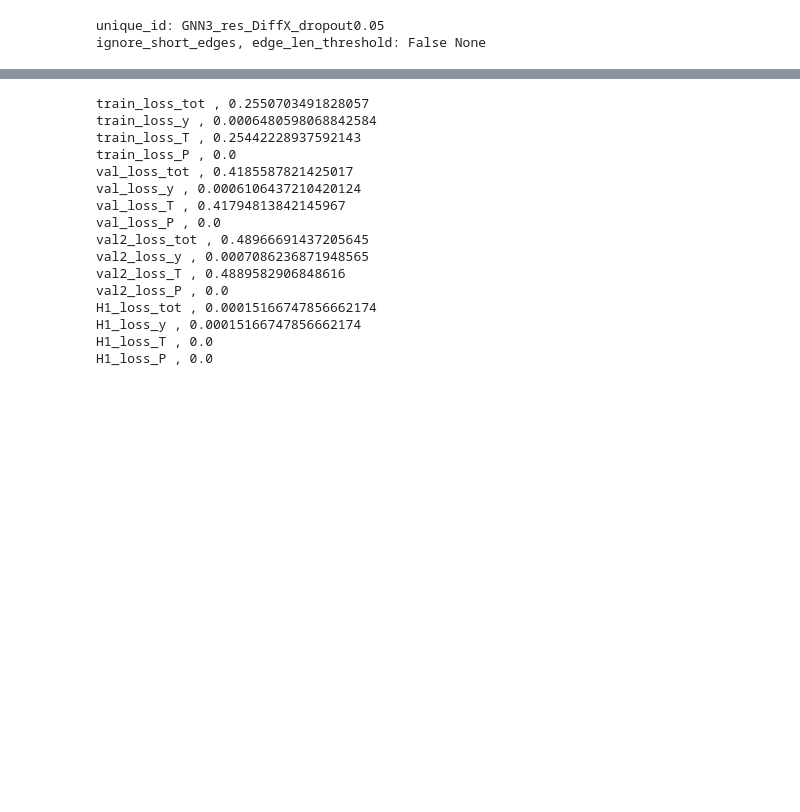
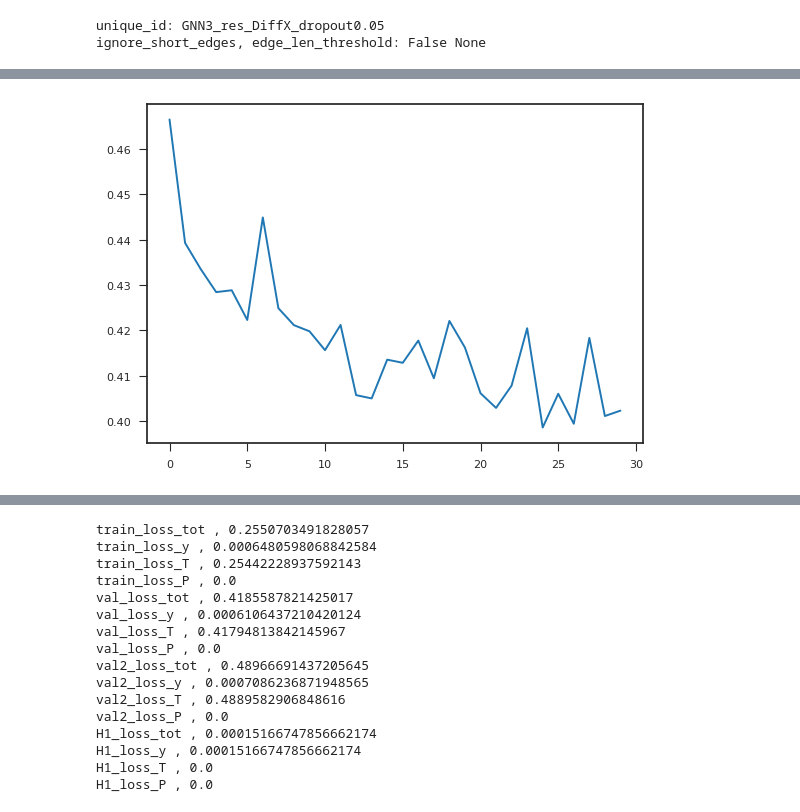
Before and after one commit to mshagirov/simgnn, a Jupyter notebook: nbs/3B_T_sim2real.ipynb, the cells around one changed output, grey strips where cells are left out. Saved outputs shown, nothing was run; the diff lists cells and outputs as text; code cells hidden in the pictures; blank space fills up the shorter version.

Commit message:
training test on KF

```diff
--- a/nbs/3B_T_sim2real.ipynb
+++ b/nbs/3B_T_sim2real.ipynb
@@ -368,7 +368,7 @@ print('unique_id:', unique_id)
 
 # Training param-s & Data loaders:
 # -----
-num_epochs = 1000
+num_epochs = 30
 lr = 0.001
 bs = 2
 loss_func = torch.nn.MSELoss(reduction='mean')
@@ -438,3 +439,7 @@ Epoch 25/999:
+# %%
+plt.plot(range(train_log['total_epochs']),train_log['val_loss_T']);
+# %% [output]
+[figure, added]
 # %%
 # # plot losses
 # plot_losses(train_log, loaders, dataset_legend)
```
Also changed, not shown: parts of 2 cells of this notebook.
